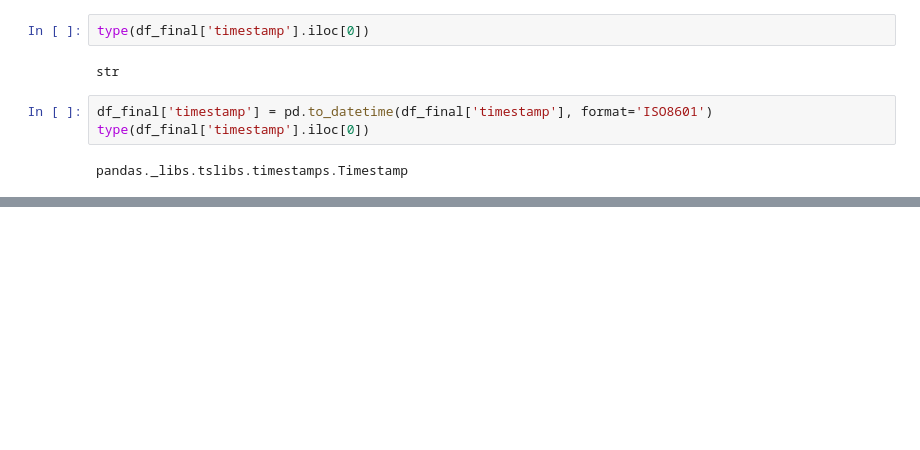
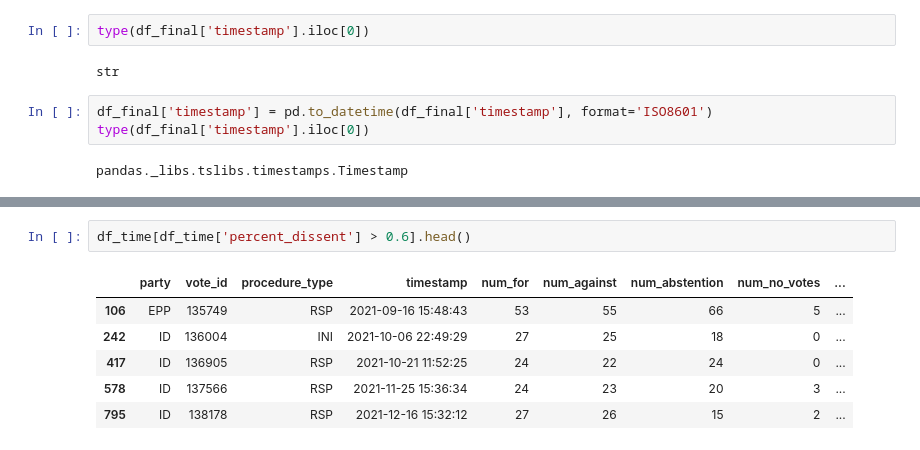
Before and after one commit to siennaboos/PartyLoyaltyProject, a Jupyter notebook: ml-src/ml2_logreg.ipynb, the cells around one changed output, grey strips where cells are left out. Saved outputs shown, nothing was run; the diff lists cells and outputs as text; blank space fills up the shorter version.

```diff
--- a/ml-src/ml2_logreg.ipynb
+++ b/ml-src/ml2_logreg.ipynb
@@ -220,0 +288,9 @@ resids.mean()
+# %%
+df_time[df_time['percent_dissent'] > 0.6].head()
+# %% [output]
+|  | party | vote_id | procedure_type | timestamp | num_for | num_against | num_abstention | num_no_votes | ... |
+| 106 | EPP | 135749 | RSP | 2021-09-16 15:48:43 | 53 | 55 | 66 | 5 | ... |
+| 242 | ID | 136004 | INI | 2021-10-06 22:49:29 | 27 | 25 | 18 | 0 | ... |
+| 417 | ID | 136905 | RSP | 2021-10-21 11:52:25 | 24 | 22 | 24 | 0 | ... |
+| 578 | ID | 137566 | RSP | 2021-11-25 15:36:34 | 24 | 23 | 20 | 3 | ... |
+| 795 | ID | 138178 | RSP | 2021-12-16 15:32:12 | 27 | 26 | 15 | 2 | ... |
```
Also changed, not shown: parts of 22 cells of this notebook, 1 other file.
